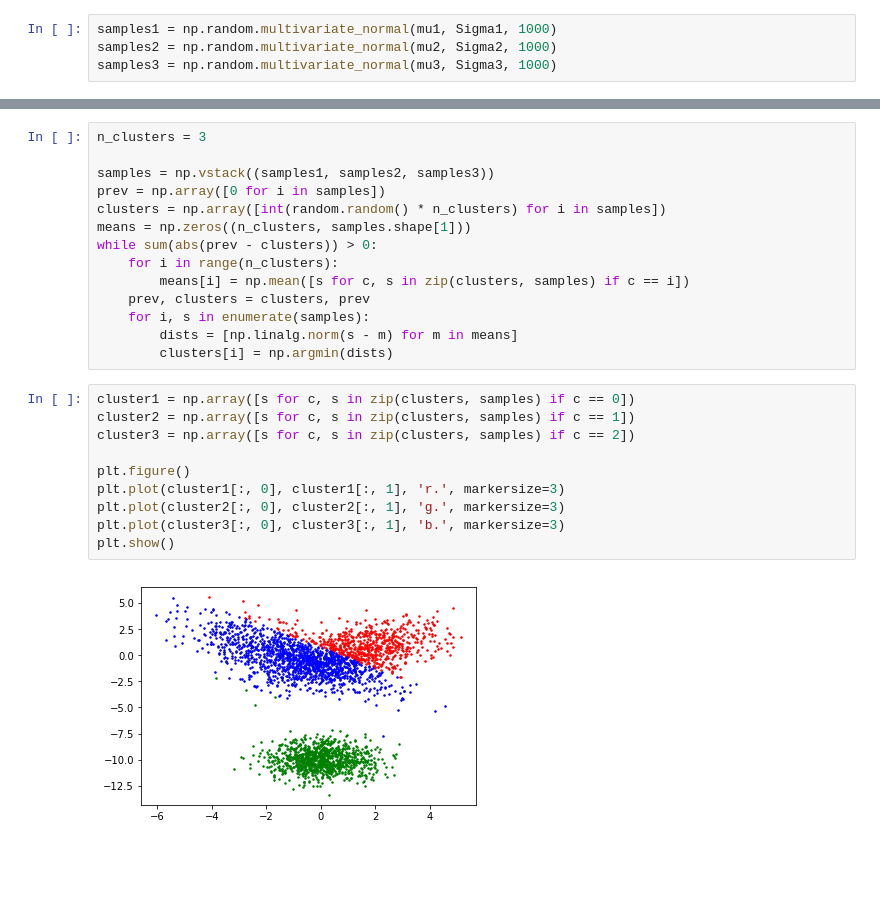
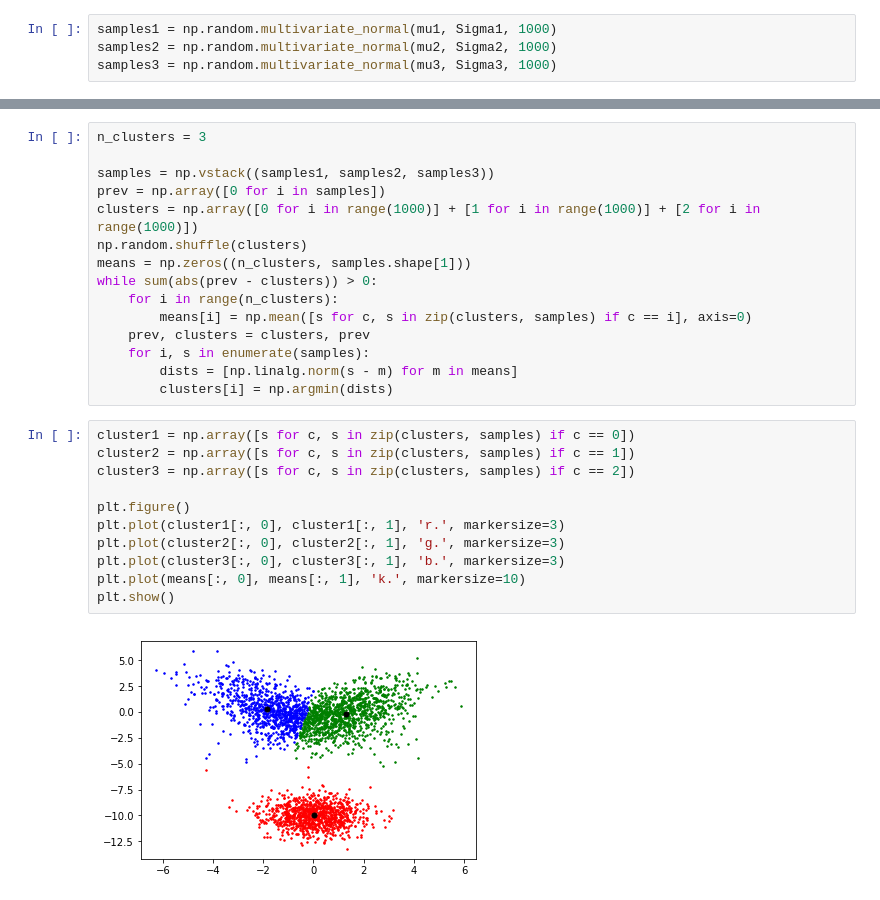
Before and after one commit to rc97/BajwaML, a Jupyter notebook: Dec12.ipynb, the cells around one changed output, grey strips where cells are left out. Cells and saved outputs as stored; diff of their text form; blank space fills up the shorter version.

```diff
--- a/Dec12.ipynb
+++ b/Dec12.ipynb
@@ -32,11 +32,12 @@ n_clusters = 3
 
 samples = np.vstack((samples1, samples2, samples3))
 prev = np.array([0 for i in samples])
-clusters = np.array([int(random.random() * n_clusters) for i in samples])
+clusters = np.array([0 for i in range(1000)] + [1 for i in range(1000)] + [2 for i in range(1000)])
+np.random.shuffle(clusters)
 means = np.zeros((n_clusters, samples.shape[1]))
 while sum(abs(prev - clusters)) > 0:
     for i in range(n_clusters):
-        means[i] = np.mean([s for c, s in zip(clusters, samples) if c == i])
+        means[i] = np.mean([s for c, s in zip(clusters, samples) if c == i], axis=0)
     prev, clusters = clusters, prev
     for i, s in enumerate(samples):
         dists = [np.linalg.norm(s - m) for m in means]
@@ -44,12 +45,13 @@ while sum(abs(prev - clusters)) > 0:
 # %%
 cluster1 = np.array([s for c, s in zip(clusters, samples) if c == 0])
 cluster2 = np.array([s for c, s in zip(clusters, samples) if c == 1])
 cluster3 = np.array([s for c, s in zip(clusters, samples) if c == 2])
 
 plt.figure()
 plt.plot(cluster1[:, 0], cluster1[:, 1], 'r.', markersize=3)
 plt.plot(cluster2[:, 0], cluster2[:, 1], 'g.', markersize=3)
 plt.plot(cluster3[:, 0], cluster3[:, 1], 'b.', markersize=3)
+plt.plot(means[:, 0], means[:, 1], 'k.', markersize=10)
 plt.show()
 # %% [output]
-[figure, old version]
+[figure, new version]
```
Also changed, not shown: parts of 1 cell of this notebook.
